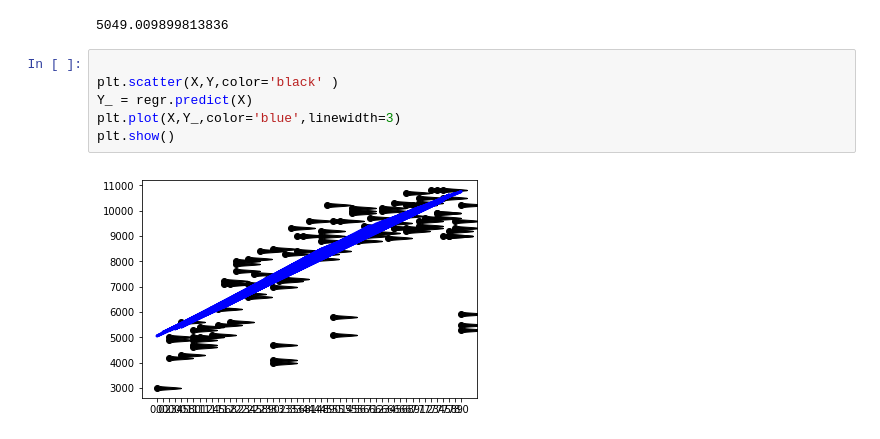
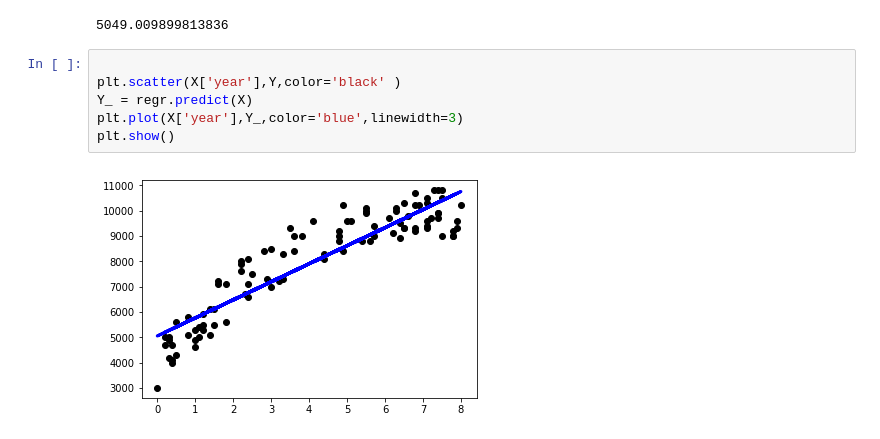
Before and after one commit to ywchiu/tibamepy, a Jupyter notebook: Demo20180505.ipynb, the cells around one changed output. Cells and saved outputs as stored; diff of their text form.

Commit message:
update plot

```diff
--- a/Demo20180505.ipynb
+++ b/Demo20180505.ipynb
@@ -37,9 +38,9 @@ regr.intercept_
 5049.009899813836
 # %%
 
-plt.scatter(X,Y,color='black' )
+plt.scatter(X['year'],Y,color='black' )
 Y_ = regr.predict(X)
-plt.plot(X,Y_,color='blue',linewidth=3)
+plt.plot(X['year'],Y_,color='blue',linewidth=3)
 plt.show()
 # %% [output]
-[figure, old version]
+[figure, new version]
```
Also changed, not shown: parts of 2 cells of this notebook.
